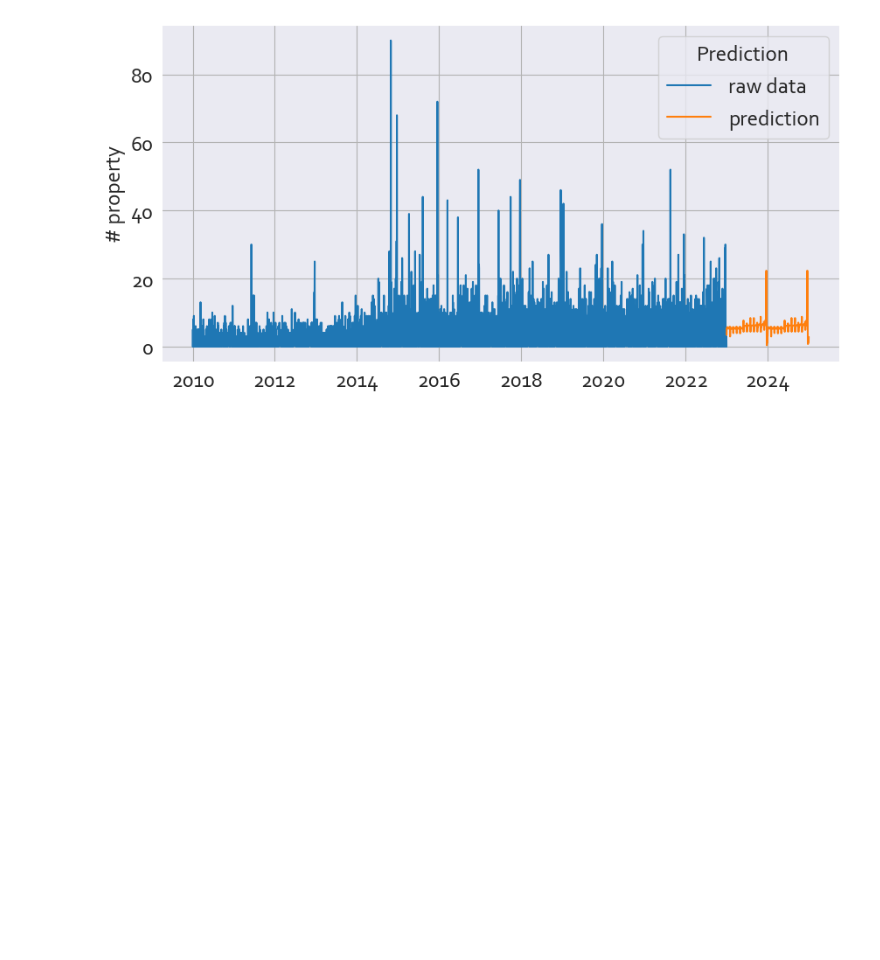
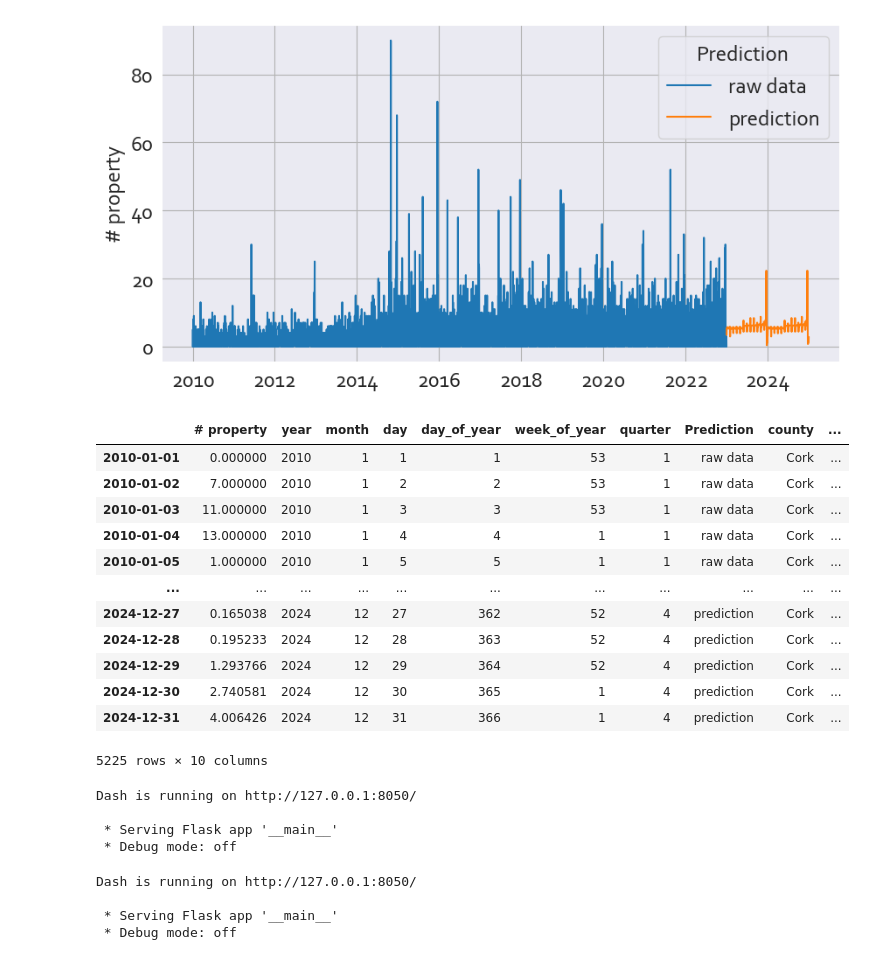
Before and after one commit to alexCCTcollege/CA-2, a Jupyter notebook: code 2.ipynb, the cells around one changed output. Cells and saved outputs as stored; diff of their text form; code cells hidden in the pictures; blank space fills up the shorter version.

Commit message:
ok dash

```diff
--- a/code 2.ipynb
+++ b/code 2.ipynb
@@ -724,3 +724,81 @@ weekofyear and week have been deprecated, please use DatetimeIndex.isocalendar()
 graph = sns.lineplot(data=Limerick, x=final.index, y='# property', hue='Prediction')
 # %% [output]
 [figure]
+# %%
+Cork
+# %% [output]
+|  | # property | year | month | day | day_of_year | week_of_year | quarter | Prediction | county | ... |
+| 2010-01-01 | 0.000000 | 2010 | 1 | 1 | 1 | 53 | 1 | raw data | Cork | ... |
+| 2010-01-02 | 7.000000 | 2010 | 1 | 2 | 2 | 53 | 1 | raw data | Cork | ... |
+| 2010-01-03 | 11.000000 | 2010 | 1 | 3 | 3 | 53 | 1 | raw data | Cork | ... |
+| 2010-01-04 | 13.000000 | 2010 | 1 | 4 | 4 | 1 | 1 | raw data | Cork | ... |
+| 2010-01-05 | 1.000000 | 2010 | 1 | 5 | 5 | 1 | 1 | raw data | Cork | ... |
+| ... | ... | ... | ... | ... | ... | ... | ... | ... | ... | ... |
+| 2024-12-27 | 0.165038 | 2024 | 12 | 27 | 362 | 52 | 4 | prediction | Cork | ... |
+| 2024-12-28 | 0.195233 | 2024 | 12 | 28 | 363 | 52 | 4 | prediction | Cork | ... |
+| 2024-12-29 | 1.293766 | 2024 | 12 | 29 | 364 | 52 | 4 | prediction | Cork | ... |
+| 2024-12-30 | 2.740581 | 2024 | 12 | 30 | 365 | 1 | 4 | prediction | Cork | ... |
+| 2024-12-31 | 4.006426 | 2024 | 12 | 31 | 366 | 1 | 4 | prediction | Cork | ... |
+5225 rows × 10 columns
+# %%
+# baseline
+
+from dash import Dash, html, dcc, callback, Output, Input
+import plotly.express as px
+import pandas as pd
+
+df = Cork
+app = Dash(__name__)
+
+app.layout = html.Div([
+    html.H1(children='Title of Dash App', style={'textAlign':'center'}),
+    dcc.Dropdown(df.county.unique(), 'Cork', id='dropdown-selection'),
+    dcc.Graph(id='graph-content')
+])
+
+@callback(
+    Output('graph-content', 'figure'),
+    Input('dropdown-selection', 'value')
+)
+def update_graph(value):
+    dff = df[df.county==value]
+    return px.line(dff, x='date', y='# property')
+
+if __name__ == '__main__':
+    app.run_server(debug=False)
+# %% [output]
+Dash is running on http://127.0.0.1:8050/
+
+ * Serving Flask app '__main__'
+ * Debug mode: off
+# %%
+from dash import Dash, html, dcc, callback, Output, Input
+import plotly.express as px
+import pandas as pd
+
+df = Cork
+app = Dash(__name__)
+
+app.layout = html.Div([
+    html.H1(children='Title of Dash App', style={'textAlign':'center'}),
+    dcc.Dropdown(options=[{'label': year, 'value': year} for year in df['year'].unique()], value=df['year'].min(), id='dropdown-year'),
+    dcc.Dropdown(options=[{'label': county, 'value': county} for county in df['county'].unique()], value='Cork', id='dropdown-county'),
+    dcc.Graph(id='graph-content')
+])
+
+@callback(
+    Output('graph-content', 'figure'),
+    Input('dropdown-year', 'value'),
+    Input('dropdown-county', 'value')
+)
+def update_graph(year, county):
+    dff = df[(df['year'] == year) & (df['county'] == county)]
+    return px.line(dff, x='date', y='# property')
+
+if __name__ == '__main__':
+    app.run_server(debug=False)
+# %% [output]
+Dash is running on http://127.0.0.1:8050/
+
+ * Serving Flask app '__main__'
+ * Debug mode: off
```
Also changed, not shown: parts of 2 cells of this notebook.
